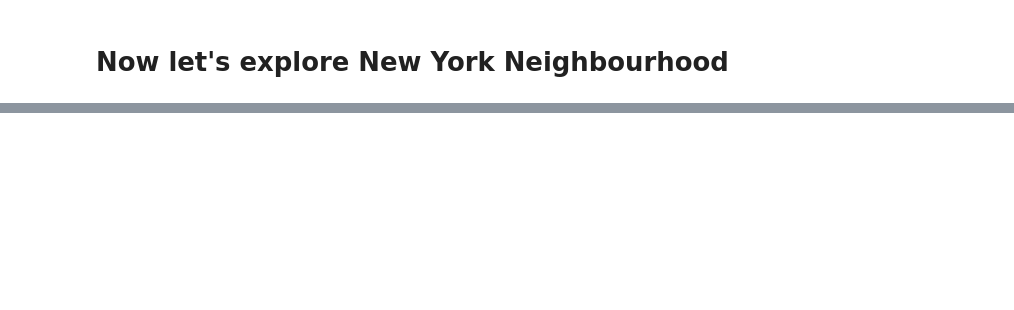
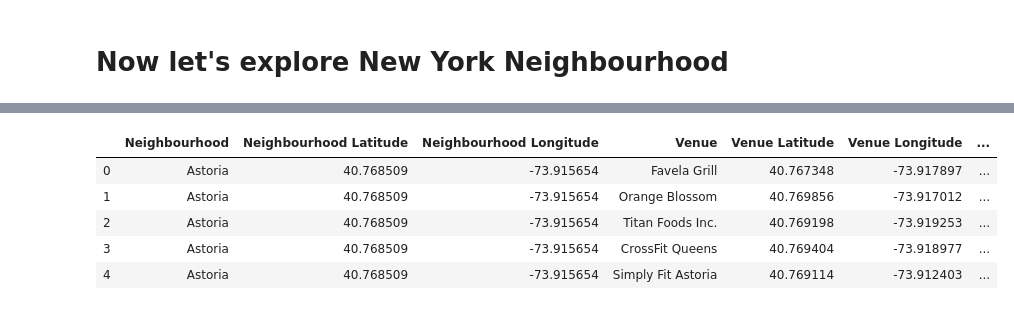
Before and after one commit to ChiragPatel29/capstone_project, a Jupyter notebook: Final Week1 DataScience.ipynb, the cells around one changed output, grey strips where cells are left out. Cells and saved outputs as stored; diff of their text form; code cells hidden in the pictures; blank space fills up the shorter version.

```diff
--- a/Final Week1 DataScience.ipynb
+++ b/Final Week1 DataScience.ipynb
@@ -415,3 +548,10 @@ manhattan_venues = getNearbyVenues(names=manhattan_data['Neighbourhood'],
 # %%
-manhattan_venues.head()
+queens_venues.head()
+# %% [output]
+|  | Neighbourhood | Neighbourhood Latitude | Neighbourhood Longitude | Venue | Venue Latitude | Venue Longitude | ... |
+| 0 | Astoria | 40.768509 | -73.915654 | Favela Grill | 40.767348 | -73.917897 | ... |
+| 1 | Astoria | 40.768509 | -73.915654 | Orange Blossom | 40.769856 | -73.917012 | ... |
+| 2 | Astoria | 40.768509 | -73.915654 | Titan Foods Inc. | 40.769198 | -73.919253 | ... |
+| 3 | Astoria | 40.768509 | -73.915654 | CrossFit Queens | 40.769404 | -73.918977 | ... |
+| 4 | Astoria | 40.768509 | -73.915654 | Simply Fit Astoria | 40.769114 | -73.912403 | ... |
 # %%
```
Also changed, not shown: parts of 39 cells of this notebook, 3 other files.
